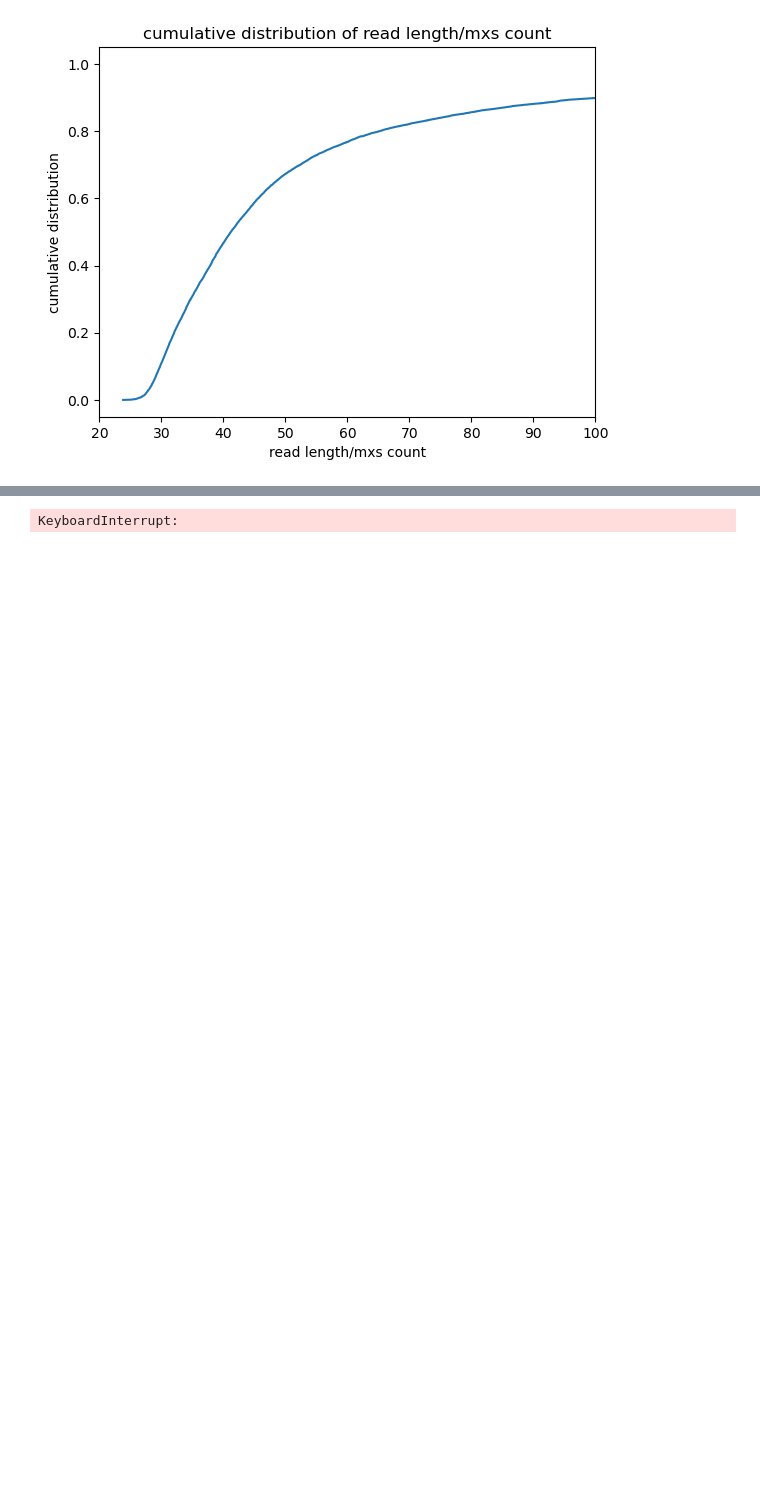
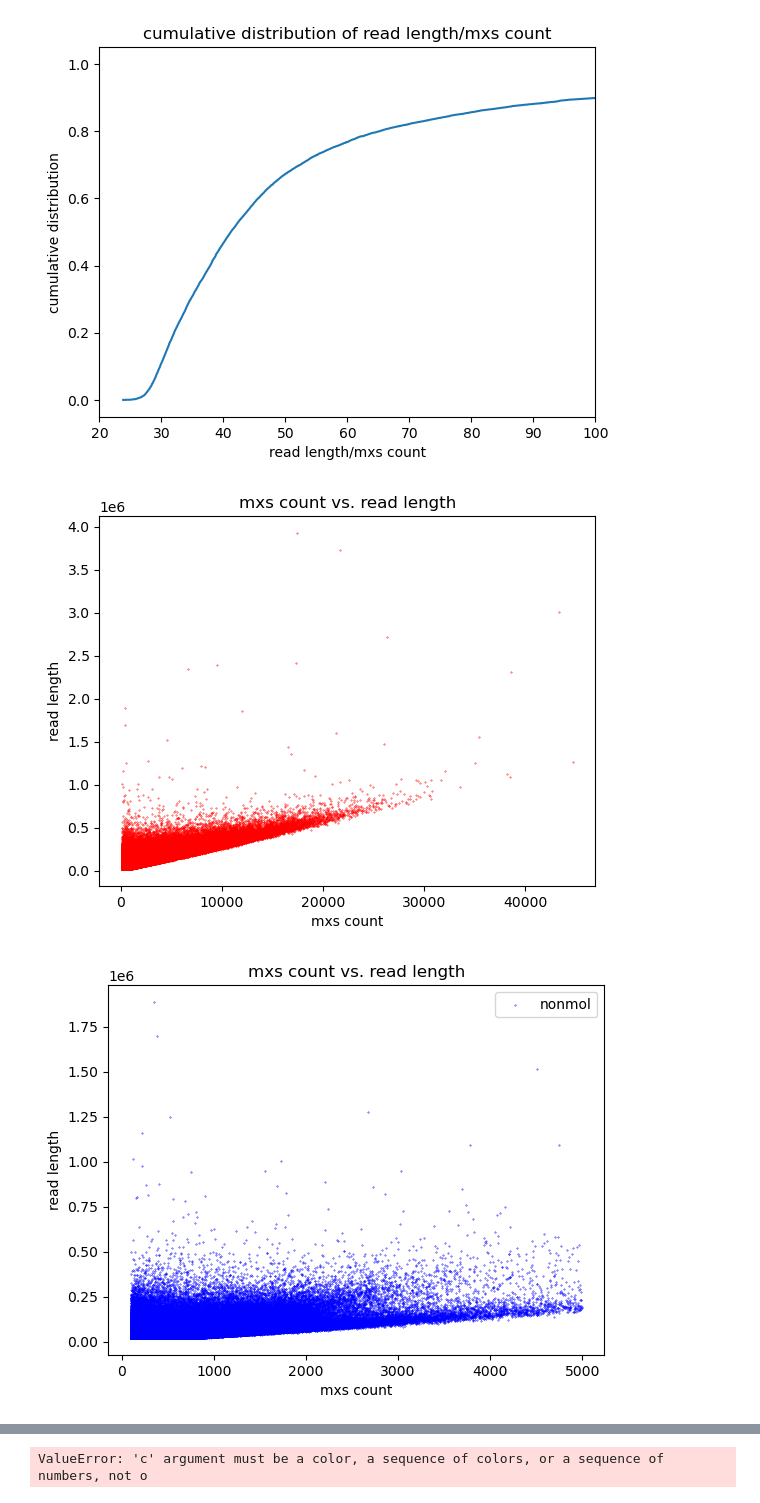
Before and after one commit to aafshinfard/JNP_repo, a Jupyter notebook: daily.ipynb, the cells around one changed output, grey strips where cells are left out. Cells and saved outputs as stored; diff of their text form; code cells hidden in the pictures; blank space fills up the shorter version.

Commit message:
fixes colored

```diff
--- a/daily.ipynb
+++ b/daily.ipynb
@@ -2364,7 +2364,7 @@ data_nonoverlap = [[x[0], int(x[1]), x[2], int(x[3])] for x in data_nonoverlap]
 x_nonoverlap = [x[1] for x in data_nonoverlap]
 y_nonoverlap = [x[3] for x in data_nonoverlap]
 
-plt.scatter(x_nonmol, y_nonmol, s=0.1, c='o', marker="o", label='nonmol')
+plt.scatter(x_nonmol, y_nonmol, s=0.1, c='b', marker="o", label='nonmol')
 plt.xlabel("mxs count")
 plt.ylabel("read length")
 plt.title("mxs count vs. read length")
@@ -2379,38 +2379,41 @@ plt.xlabel("mxs count")
 plt.ylabel("read length")
 plt.title("mxs count vs. read length")
 plt.legend(loc='upper right')
-xlim = plt.xlim()
-ylim = plt.ylim()
+# set to same xlim and ylim from previous
+plt.xlim(xlim)
+plt.ylim(ylim)
 plt.show()
 
 plt.scatter(x_nonoverlap, y_nonoverlap, s=0.1, c='y', marker="o", label='nonoverlap')
 plt.xlabel("mxs count")
 plt.ylabel("read length")
 plt.title("mxs count vs. read length")
 plt.legend(loc='upper right')
-xlim = plt.xlim()
-ylim = plt.ylim()
+plt.xlim(xlim)
+plt.ylim(ylim)
 plt.show()
 
 
 plt.scatter(x_multi, y_multi, s=0.1, c='g', marker="o", label='multi')
 plt.xlabel("mxs count")
 plt.ylabel("read length")
 plt.title("mxs count vs. read length")
 plt.legend(loc='upper right')
-xlim = plt.xlim()
-ylim = plt.ylim()
+plt.xlim(xlim)
+plt.ylim(ylim)
 plt.show()
 
 plt.scatter(x_nonmol, y_nonmol, s=0.1, c='o', marker="o", label='nonmol')
 plt.scatter(x_nonmulti, y_nonmulti, s=0.1, c='r', marker="o", label='nonmulti')
 plt.scatter(x_nonoverlap, y_nonoverlap, s=0.1, c='y', marker="o", label='nonoverlap')
 plt.scatter(x_multi, y_multi, s=0.1, c='g', marker="o", label='multi')
 plt.xlabel("mxs count")
 plt.ylabel("read length")
 plt.title("mxs count vs. read length")
 plt.legend(loc='upper right')
-xlim = plt.xlim()
-ylim = plt.ylim()
+plt.xlim(xlim)
+plt.ylim(ylim)
 plt.show()
 # %% [output]
+[figure, added]
+[figure, added]
@@ -2417 +2423 @@ plt.show()
-KeyboardInterrupt:
+ValueError: 'c' argument must be a color, a sequence of colors, or a sequence of numbers, not o
```
Also changed, not shown: parts of 1 cell of this notebook.
